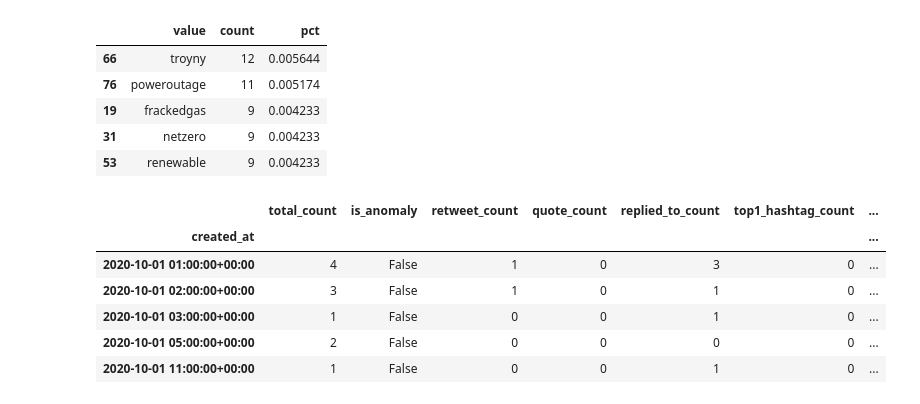
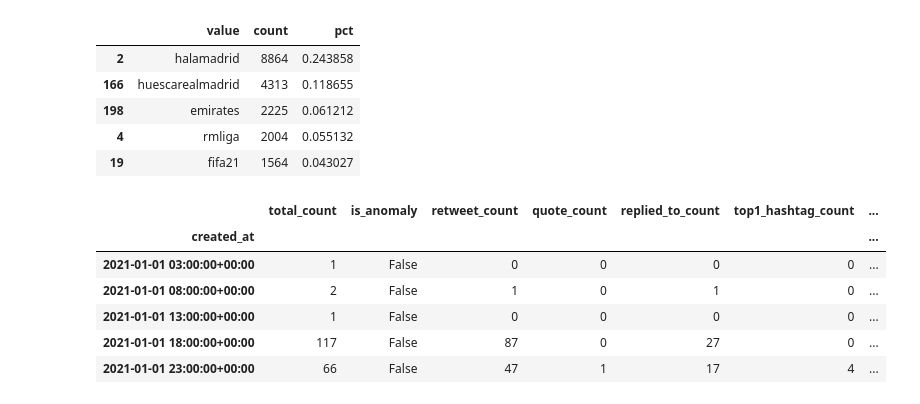
Before and after one commit to anton164/fall-spec, a Jupyter notebook: jupyter_notebooks/label_tweet_dataset.ipynb, the cells around one changed output. Cells and saved outputs as stored; diff of their text form; code cells hidden in the pictures.

Commit message:
Added labeled datasets for Martin Garrix, JK Rowling, Gareth Bale & Raphael Varane

```diff
--- a/jupyter_notebooks/label_tweet_dataset.ipynb
+++ b/jupyter_notebooks/label_tweet_dataset.ipynb
@@ -26,10 +26,34 @@ DATASETS = {
         "output_location": "../data/labeled_datasets/nationalGridUS-2020-10-01-2020-10-12.json",
         "spike_start": "Oct 7, 2020, 17:00",
         "spike_end": "Oct 9, 2020, 04:00",
+    },
+    "soccer_gareth_bale": {
+        "input_location": "../data/tweet_objects/soccer_gareth_bale/2021-01-01-2021-04-01.json",
+        "output_location": "../data/labeled_datasets/soccer_gareth_bale.json",
+        "spike_start": "Oct 7, 2020, 17:00",
+        "spike_end": "Oct 9, 2020, 04:00",
+    },
+    "soccer_raphael_varane": {
+        "input_location": "../data/tweet_objects/soccer_raphael_varane/2021-01-01-2021-04-01.json",
+        "output_location": "../data/labeled_datasets/soccer_raphael_varane.json",
+        "spike_start": "Oct 7, 2020, 17:00",
+        "spike_end": "Oct 9, 2020, 04:00",
+    },
+    "celebrity_martin_garrix": {
+        "input_location": "../data/tweet_objects/celebrity_martin_garrix/2021-01-01-2021-04-01.json",
+        "output_location": "../data/labeled_datasets/celebrity_martin_garrix.json",
+        "spike_start": "Oct 7, 2020, 17:00",
+        "spike_end": "Oct 9, 2020, 04:00",
+    },
+    "celebrity_jk_rowling": {
+        "input_location": "../data/tweet_objects/celebrity_jk_rowling/2021-01-01-2021-04-01.json",
+        "output_location": "../data/labeled_datasets/celebrity_jk_rowling.json",
+        "spike_start": "Oct 7, 2020, 17:00",
+        "spike_end": "Oct 9, 2020, 04:00",
     }
 }
 
-selected_dataset = DATASETS["nationalGridUS"]
+selected_dataset = DATASETS["celebrity_jk_rowling"]
 labeled_spike_start = pd.to_datetime(selected_dataset["spike_start"]).tz_localize("UTC")
 labeled_spike_end = pd.to_datetime(selected_dataset["spike_end"]).tz_localize("UTC")
 # %%
@@ -73,16 +97,16 @@ df_top_mentions = count_array_column(df_tweets["mentions"])
 df_top_hashtags[:5]
 # %% [output]
 |  | value | count | pct |
-| 66 | troyny | 12 | 0.005644 |
-| 76 | poweroutage | 11 | 0.005174 |
-| 19 | frackedgas | 9 | 0.004233 |
-| 31 | netzero | 9 | 0.004233 |
-| 53 | renewable | 9 | 0.004233 |
+| 2 | halamadrid | 8864 | 0.243858 |
+| 166 | huescarealmadrid | 4313 | 0.118655 |
+| 198 | emirates | 2225 | 0.061212 |
+| 4 | rmliga | 2004 | 0.055132 |
+| 19 | fifa21 | 1564 | 0.043027 |
 # %%
 def count_col_occurrence(df_col, value):
     return df_col.apply(lambda values: value in values).sum()
 
-time_bucket_size = "60Min"
+time_bucket_size = "300Min"
 
 df_timeseries = df_tweets.groupby(df_tweets.created_at.dt.ceil(time_bucket_size)).agg(
     total_count=('id', 'count'),
@@ -92,38 +116,38 @@ df_timeseries = df_tweets.groupby(df_tweets.created_at.dt.ceil(time_bucket_size)
     replied_to_count=('replied_to', lambda x: pd.notna(x).sum()),
     top1_hashtag_count=(
         'hashtags',
         lambda x: count_col_occurrence(x, df_top_hashtags.iloc[0].value)
     ),
     top2_hashtag_count=(
         'hashtags',
         lambda x: count_col_occurrence(x, df_top_hashtags.iloc[1].value)
     ),
     top3_hashtag_count=(
         'hashtags',
         lambda x: count_col_occurrence(x, df_top_hashtags.iloc[2].value)
     ),
     top1_mention_count=(
         'mentions',
         lambda x: count_col_occurrence(x, df_top_mentions.iloc[0].value)
     ),
     top2_mention_count=(
         'mentions',
         lambda x: count_col_occurrence(x, df_top_mentions.iloc[1].value)
     ),
     top3_mention_count=(
         'mentions',
         lambda x: count_col_occurrence(x, df_top_mentions.iloc[2].value)
     )
 )
 df_timeseries.head()
 # %% [output]
 |  | total_count | is_anomaly | retweet_count | quote_count | replied_to_count | top1_hashtag_count | ... |
 | created_at |  |  |  |  |  |  | ... |
-| 2020-10-01 01:00:00+00:00 | 4 | False | 1 | 0 | 3 | 0 | ... |
-| 2020-10-01 02:00:00+00:00 | 3 | False | 1 | 0 | 1 | 0 | ... |
-| 2020-10-01 03:00:00+00:00 | 1 | False | 0 | 0 | 1 | 0 | ... |
-| 2020-10-01 05:00:00+00:00 | 2 | False | 0 | 0 | 0 | 0 | ... |
-| 2020-10-01 11:00:00+00:00 | 1 | False | 0 | 0 | 1 | 0 | ... |
+| 2021-01-01 03:00:00+00:00 | 1 | False | 0 | 0 | 0 | 0 | ... |
+| 2021-01-01 08:00:00+00:00 | 2 | False | 1 | 0 | 1 | 0 | ... |
+| 2021-01-01 13:00:00+00:00 | 1 | False | 0 | 0 | 0 | 0 | ... |
+| 2021-01-01 18:00:00+00:00 | 117 | False | 87 | 0 | 27 | 0 | ... |
+| 2021-01-01 23:00:00+00:00 | 66 | False | 47 | 1 | 17 | 4 | ... |
 # %%
 from merlion.utils import TimeSeries
 from merlion.models.anomaly.forecast_based.prophet import ProphetDetector, ProphetDetectorConfig
```
Also changed, not shown: parts of 6 cells of this notebook, 4 other files.
